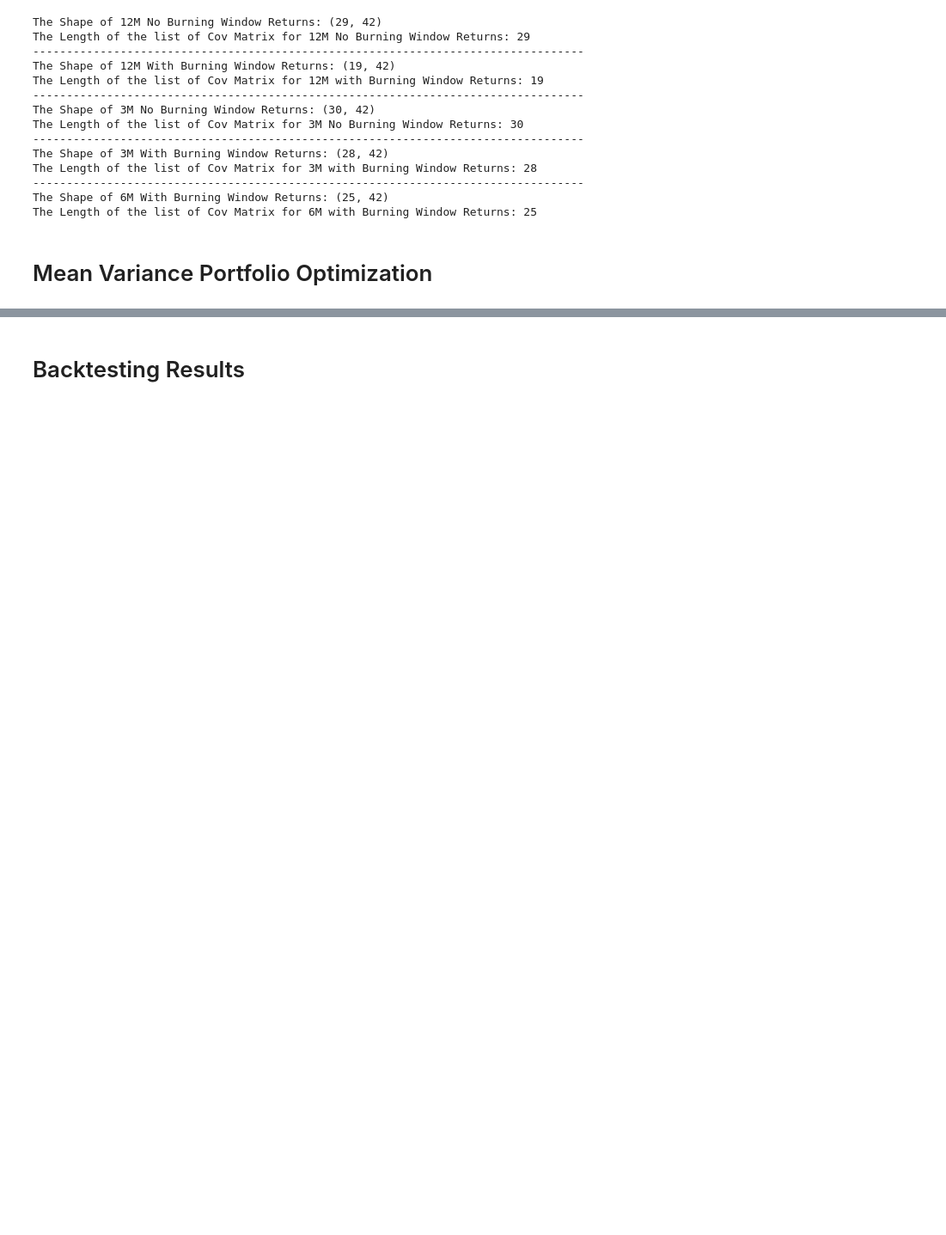
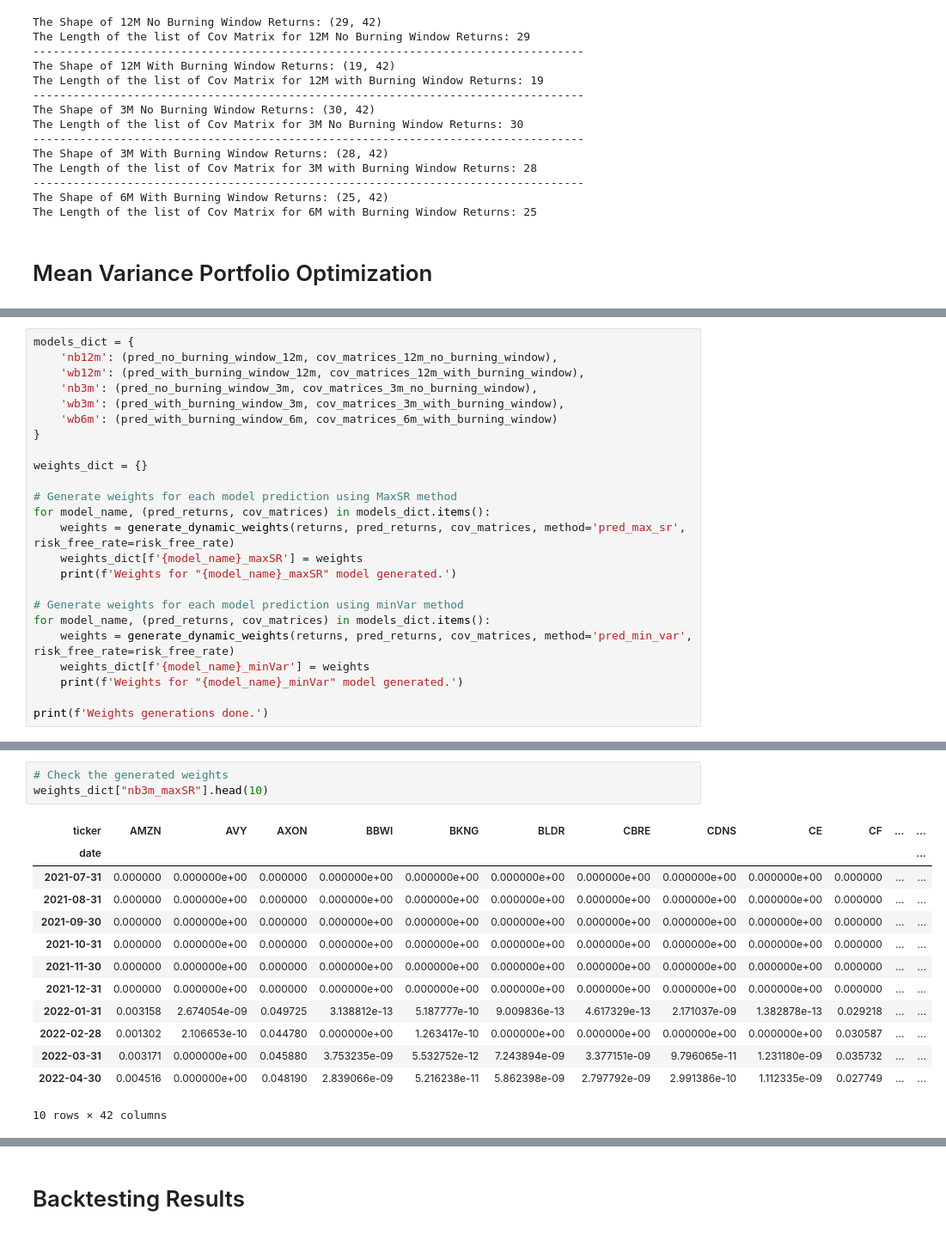
Before and after one commit to 97continuum/LSTM_based_Portfolio_Optimization, a Jupyter notebook: src/main.ipynb, the cells around one changed output, grey strips where cells are left out. Shown at 86% size. Drawn from its saved outputs; the diff is of its cells as text; blank space fills up the shorter version.

```diff
--- a/src/main.ipynb
+++ b/src/main.ipynb
@@ -199,0 +338,24 @@ The Length of the list of Cov Matrix for 6M with Burning Window Returns: 25
+# %%
+models_dict = {
+    'nb12m': (pred_no_burning_window_12m, cov_matrices_12m_no_burning_window),
+    'wb12m': (pred_with_burning_window_12m, cov_matrices_12m_with_burning_window),
+    'nb3m': (pred_no_burning_window_3m, cov_matrices_3m_no_burning_window),
+    'wb3m': (pred_with_burning_window_3m, cov_matrices_3m_with_burning_window),
+    'wb6m': (pred_with_burning_window_6m, cov_matrices_6m_with_burning_window)
+}
+
+weights_dict = {}
+
+# Generate weights for each model prediction using MaxSR method
+for model_name, (pred_returns, cov_matrices) in models_dict.items():
+    weights = generate_dynamic_weights(returns, pred_returns, cov_matrices, method='pred_max_sr', risk_free_rate=risk_free_rate)
+    weights_dict[f'{model_name}_maxSR'] = weights
+    print(f'Weights for "{model_name}_maxSR" model generated.')
+
+# Generate weights for each model prediction using minVar method
+for model_name, (pred_returns, cov_matrices) in models_dict.items():
+    weights = generate_dynamic_weights(returns, pred_returns, cov_matrices, method='pred_min_var', risk_free_rate=risk_free_rate)
+    weights_dict[f'{model_name}_minVar'] = weights
+    print(f'Weights for "{model_name}_minVar" model generated.')
+
+print(f'Weights generations done.')
@@ -199,0 +392,17 @@ The Length of the list of Cov Matrix for 6M with Burning Window Returns: 25
+# %%
+# Check the generated weights
+weights_dict["nb3m_maxSR"].head(10)
+# %% [output]
+| ticker | AMZN | AVY | AXON | BBWI | BKNG | BLDR | CBRE | CDNS | CE | CF | ... | ... |
+| date |  |  |  |  |  |  |  |  |  |  |  | ... |
+| 2021-07-31 | 0.000000 | 0.000000e+00 | 0.000000 | 0.000000e+00 | 0.000000e+00 | 0.000000e+00 | 0.000000e+00 | 0.000000e+00 | 0.000000e+00 | 0.000000 | ... | ... |
+| 2021-08-31 | 0.000000 | 0.000000e+00 | 0.000000 | 0.000000e+00 | 0.000000e+00 | 0.000000e+00 | 0.000000e+00 | 0.000000e+00 | 0.000000e+00 | 0.000000 | ... | ... |
+| 2021-09-30 | 0.000000 | 0.000000e+00 | 0.000000 | 0.000000e+00 | 0.000000e+00 | 0.000000e+00 | 0.000000e+00 | 0.000000e+00 | 0.000000e+00 | 0.000000 | ... | ... |
+| 2021-10-31 | 0.000000 | 0.000000e+00 | 0.000000 | 0.000000e+00 | 0.000000e+00 | 0.000000e+00 | 0.000000e+00 | 0.000000e+00 | 0.000000e+00 | 0.000000 | ... | ... |
+| 2021-11-30 | 0.000000 | 0.000000e+00 | 0.000000 | 0.000000e+00 | 0.000000e+00 | 0.000000e+00 | 0.000000e+00 | 0.000000e+00 | 0.000000e+00 | 0.000000 | ... | ... |
+| 2021-12-31 | 0.000000 | 0.000000e+00 | 0.000000 | 0.000000e+00 | 0.000000e+00 | 0.000000e+00 | 0.000000e+00 | 0.000000e+00 | 0.000000e+00 | 0.000000 | ... | ... |
+| 2022-01-31 | 0.003158 | 2.674054e-09 | 0.049725 | 3.138812e-13 | 5.187777e-10 | 9.009836e-13 | 4.617329e-13 | 2.171037e-09 | 1.382878e-13 | 0.029218 | ... | ... |
+| 2022-02-28 | 0.001302 | 2.106653e-10 | 0.044780 | 0.000000e+00 | 1.263417e-10 | 0.000000e+00 | 0.000000e+00 | 0.000000e+00 | 0.000000e+00 | 0.030587 | ... | ... |
+| 2022-03-31 | 0.003171 | 0.000000e+00 | 0.045880 | 3.753235e-09 | 5.532752e-12 | 7.243894e-09 | 3.377151e-09 | 9.796065e-11 | 1.231180e-09 | 0.035732 | ... | ... |
+| 2022-04-30 | 0.004516 | 0.000000e+00 | 0.048190 | 2.839066e-09 | 5.216238e-11 | 5.862398e-09 | 2.797792e-09 | 2.991386e-10 | 1.112335e-09 | 0.027749 | ... | ... |
+10 rows × 42 columns
```
Also changed, not shown: parts of 38 cells of this notebook, 6 other files.
